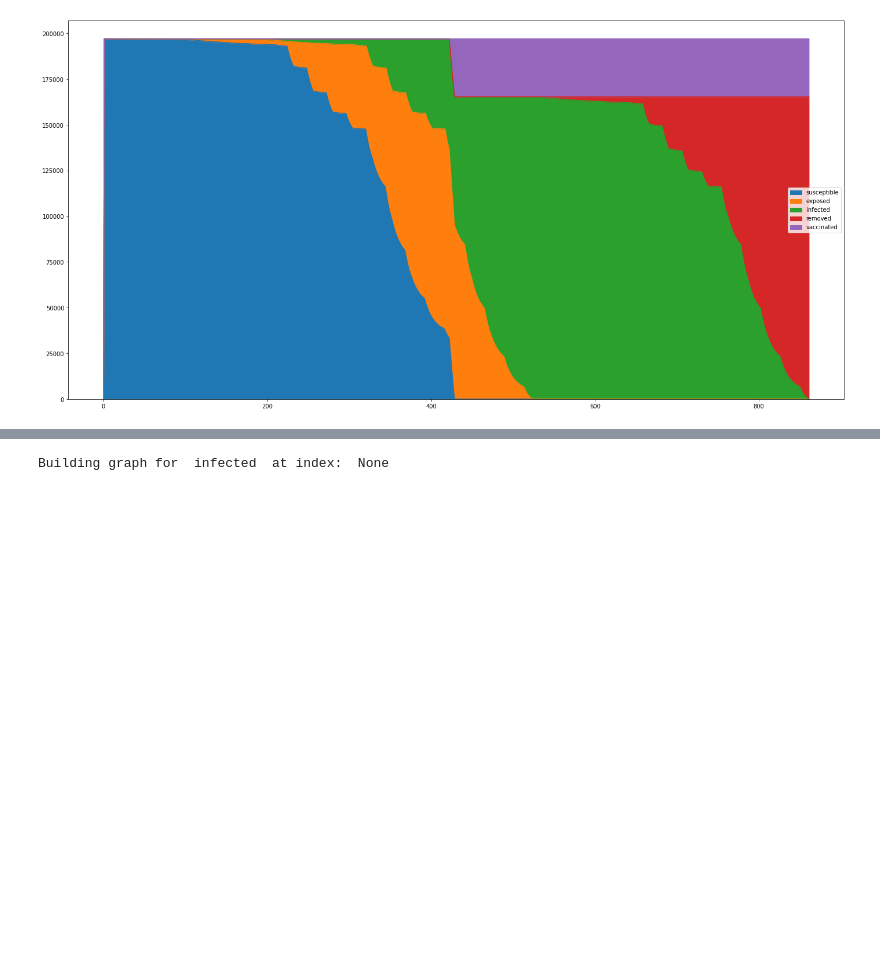
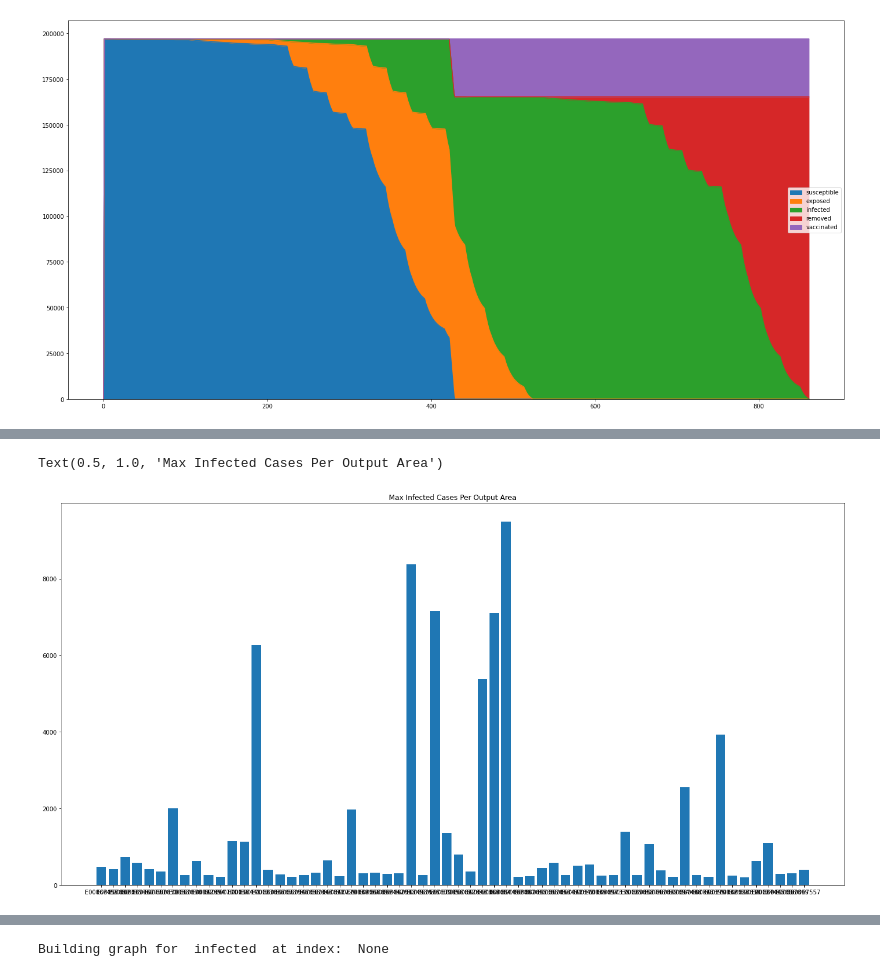
Before and after one commit to NoSuchThingAsRandom/EpidemicSimulator, a Jupyter notebook: visualisation/python_stuff/Vis.ipynb, the cells around one changed output, grey strips where cells are left out. Drawn from its saved outputs; the diff is of its cells as text; code cells hidden in the pictures; blank space fills up the shorter version.

```diff
--- a/visualisation/python_stuff/Vis.ipynb
+++ b/visualisation/python_stuff/Vis.ipynb
@@ -107,0 +132,11 @@ all_df.plot.area()
+# %%
+data=[]
+
+for code in highest_codes:
+    data.append(output_area_df[output_area_df["code"]==code]["infected"].max())
+plt.bar(list(highest_codes),data)
+plt.title("Max Infected Cases Per Output Area")
+#plt.legend(loc="lower right")
+# %% [output]
+Text(0.5, 1.0, 'Max Infected Cases Per Output Area')
+[figure, added]
```
Also changed, not shown: parts of 8 cells of this notebook, 1 other file.
